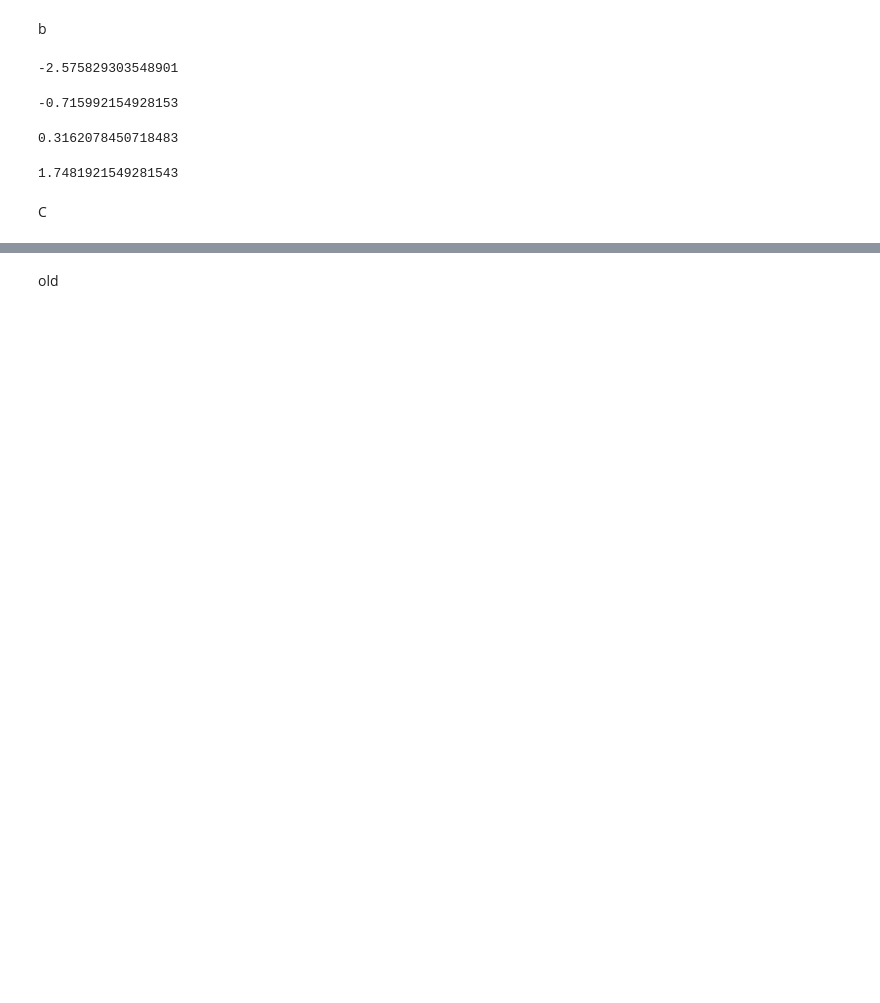
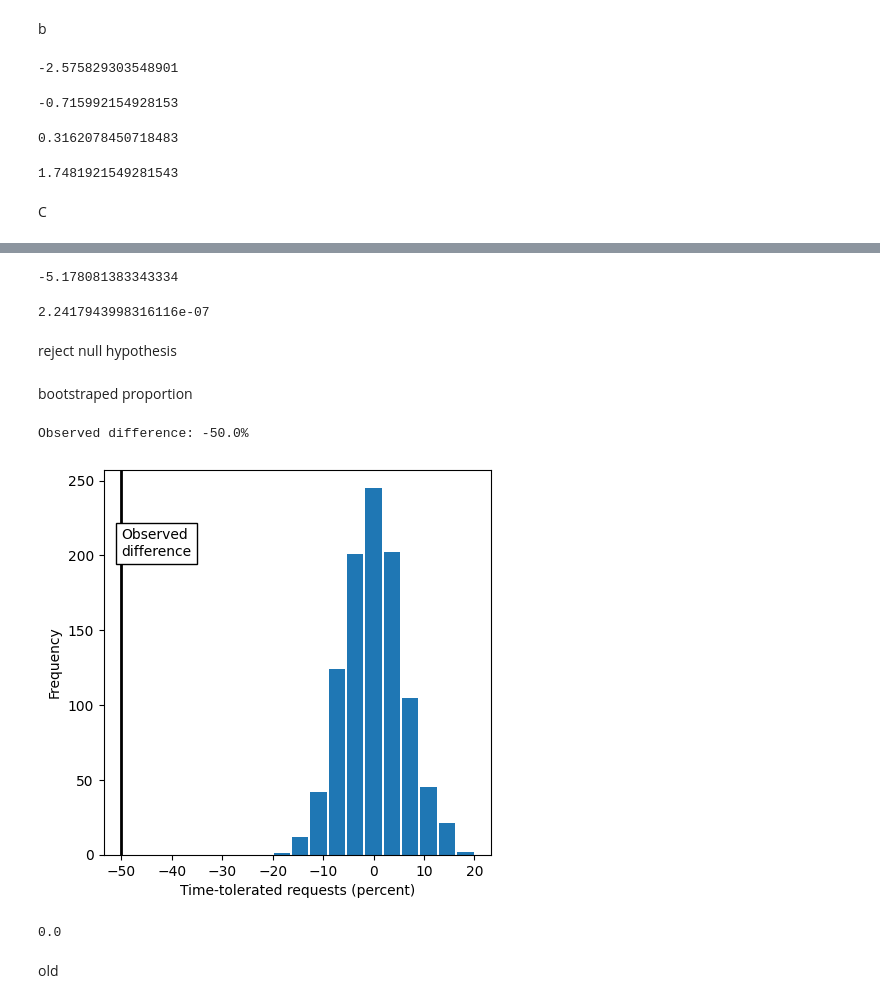
Before and after one commit to seeergiii/ab-testing-server-efficiency, a Jupyter notebook: ab-testing-server-efficiency.ipynb, the cells around one changed output, grey strips where cells are left out. Cells and saved outputs as stored; diff of their text form; code cells hidden in the pictures; blank space fills up the shorter version.

Commit message:
permutation test on proportion

```diff
--- a/ab-testing-server-efficiency.ipynb
+++ b/ab-testing-server-efficiency.ipynb
@@ -87,0 +106,3 @@ C
+# %%
+pa = len(data[data['TA_tolerated'] == 1]) / len(data.TA_tolerated)
+pa
@@ -87,0 +115,3 @@ C
+# %%
+pb = len(data[data['TB_tolerated'] == 1]) / len(data.TB_tolerated)
+pb
@@ -88,3 +125,52 @@ C
+# %%
+z = (pa - pb) / (math.sqrt(p_pool * (1-p_pool) * (1/len(data.TA_tolerated) + 1/len(data.TB_tolerated))))
+z
+# %% [output]
+-5.178081383343334
+# %%
+2*norm.cdf(z)
+# %% [output]
+2.2417943998316116e-07
+# %% [markdown]
+reject null hypothesis
+# %% [markdown]
+bootstraped proportion
+# %%
+# permutation test
+import random
+
+def perm_fun(x, nA, nB):
+    n = nA + nB
+    idx_B = list(random.sample(range(n), nB))
+    idx_A = list(set(range(n)) - set(idx_B))
+    return x.loc[idx_B].mean() - x.loc[idx_A].mean()
+# %%
+obs_pct_diff = (pa - pb) * 100
+print(f'Observed difference: {obs_pct_diff}%')
+
+tolerated = [0] * (len(data[data['TA_tolerated'] == 0]) + len(data[data['TA_tolerated'] == 0]))
+tolerated.extend([1] * (len(data[data['TA_tolerated'] == 1]) + len(data[data['TA_tolerated'] == 1])))
+tolerated = pd.Series(tolerated)
+
+perm_diffs = [100 * perm_fun(tolerated, int(len(data.TA_tolerated)), int(len(data.TB_tolerated)))
+              for _ in range(1000)]
+
+fig, ax = plt.subplots(figsize=(5, 5))
+ax.hist(perm_diffs, bins=11, rwidth=0.9)
+ax.axvline(x=obs_pct_diff, color='black', lw=2)
+ax.text(obs_pct_diff, 200, 'Observed\ndifference', bbox={'facecolor':'white'})
+ax.set_xlabel('Time-tolerated requests (percent)')
+ax.set_ylabel('Frequency')
+plt.show()
+# %% [output]
+Observed difference: -50.0%
+[figure, added]
+# %%
+# frequency with which the chance model produces a result more extreme than the observed result
+# P VALUE
+np.mean([diff >= abs(obs_pct_diff) for diff in perm_diffs])
+# %% [output]
+0.0
 # %% [markdown]
 old
 # %%
```
Also changed, not shown: parts of 19 cells of this notebook.
